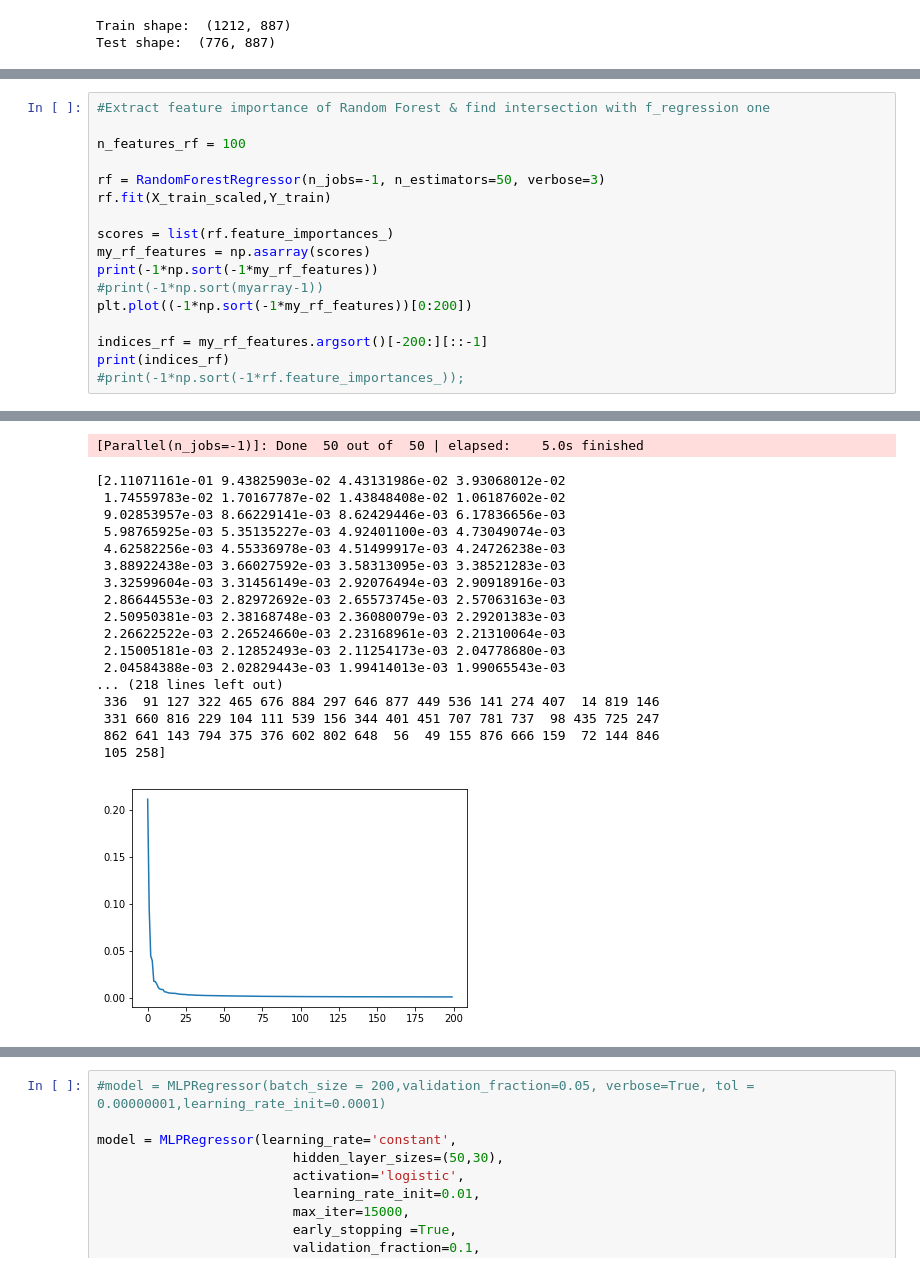
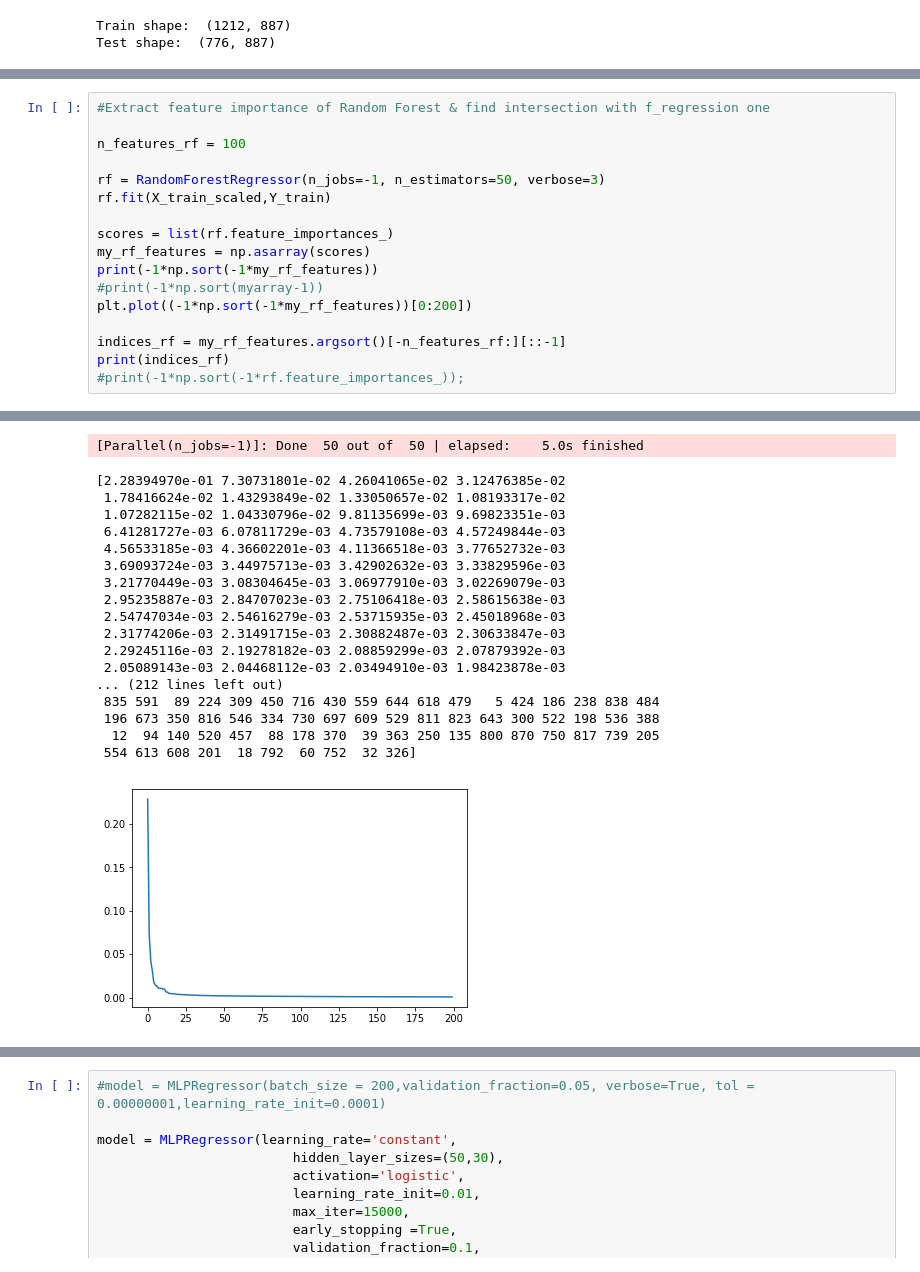
Before and after one commit to alexus37/AML-18, a Jupyter notebook: task1/fv_fregression_MLP.ipynb, the cells around one changed output, grey strips where cells are left out. Saved outputs shown, nothing was run; the diff lists cells and outputs as text.

```diff
--- a/task1/fv_fregression_MLP.ipynb
+++ b/task1/fv_fregression_MLP.ipynb
@@ -122,7 +123,7 @@ print(-1*np.sort(-1*my_rf_features))
 #print(-1*np.sort(myarray-1))
 plt.plot((-1*np.sort(-1*my_rf_features))[0:200])
 
-indices_rf = my_rf_features.argsort()[-200:][::-1]
+indices_rf = my_rf_features.argsort()[-n_features_rf:][::-1]
 print(indices_rf)
 #print(-1*np.sort(-1*rf.feature_importances_));
 # %% [output]
@@ -147,39 +148,39 @@ building tree 24 of 50
 building tree 25 of 50
 building tree 26 of 50
 building tree 27 of 50
 building tree 28 of 50
 building tree 29 of 50
 building tree 30 of 50
 building tree 31 of 50
 building tree 32 of 50
 building tree 33 of 50
 building tree 34 of 50
 building tree 35 of 50
 building tree 36 of 50
 ... (10 lines left out)
 building tree 47 of 50
 building tree 48 of 50
 building tree 49 of 50
 building tree 50 of 50
 [Parallel(n_jobs=-1)]: Done  50 out of  50 | elapsed:    5.0s finished
-[2.11071161e-01 9.43825903e-02 4.43131986e-02 3.93068012e-02
- 1.74559783e-02 1.70167787e-02 1.43848408e-02 1.06187602e-02
- 9.02853957e-03 8.66229141e-03 8.62429446e-03 6.17836656e-03
- 5.98765925e-03 5.35135227e-03 4.92401100e-03 4.73049074e-03
- 4.62582256e-03 4.55336978e-03 4.51499917e-03 4.24726238e-03
- 3.88922438e-03 3.66027592e-03 3.58313095e-03 3.38521283e-03
- 3.32599604e-03 3.31456149e-03 2.92076494e-03 2.90918916e-03
- 2.86644553e-03 2.82972692e-03 2.65573745e-03 2.57063163e-03
- 2.50950381e-03 2.38168748e-03 2.36080079e-03 2.29201383e-03
- 2.26622522e-03 2.26524660e-03 2.23168961e-03 2.21310064e-03
- 2.15005181e-03 2.12852493e-03 2.11254173e-03 2.04778680e-03
- 2.04584388e-03 2.02829443e-03 1.99414013e-03 1.99065543e-03
-... (218 lines left out)
- 336  91 127 322 465 676 884 297 646 877 449 536 141 274 407  14 819 146
- 331 660 816 229 104 111 539 156 344 401 451 707 781 737  98 435 725 247
- 862 641 143 794 375 376 602 802 648  56  49 155 876 666 159  72 144 846
- 105 258]
+[2.28394970e-01 7.30731801e-02 4.26041065e-02 3.12476385e-02
+ 1.78416624e-02 1.43293849e-02 1.33050657e-02 1.08193317e-02
+ 1.07282115e-02 1.04330796e-02 9.81135699e-03 9.69823351e-03
+ 6.41281727e-03 6.07811729e-03 4.73579108e-03 4.57249844e-03
+ 4.56533185e-03 4.36602201e-03 4.11366518e-03 3.77652732e-03
+ 3.69093724e-03 3.44975713e-03 3.42902632e-03 3.33829596e-03
+ 3.21770449e-03 3.08304645e-03 3.06977910e-03 3.02269079e-03
+ 2.95235887e-03 2.84707023e-03 2.75106418e-03 2.58615638e-03
+ 2.54747034e-03 2.54616279e-03 2.53715935e-03 2.45018968e-03
+ 2.31774206e-03 2.31491715e-03 2.30882487e-03 2.30633847e-03
+ 2.29245116e-03 2.19278182e-03 2.08859299e-03 2.07879392e-03
+ 2.05089143e-03 2.04468112e-03 2.03494910e-03 1.98423878e-03
+... (212 lines left out)
+ 835 591  89 224 309 450 716 430 559 644 618 479   5 424 186 238 838 484
+ 196 673 350 816 546 334 730 697 609 529 811 823 643 300 522 198 536 388
+  12  94 140 520 457  88 178 370  39 363 250 135 800 870 750 817 739 205
+ 554 613 608 201  18 792  60 752  32 326]
-[figure, old version]
+[figure, new version]
 # %%
 # Find intersection between best f_regression features and random forest's
 
```
Also changed, not shown: parts of 8 cells of this notebook, 1 other file.
